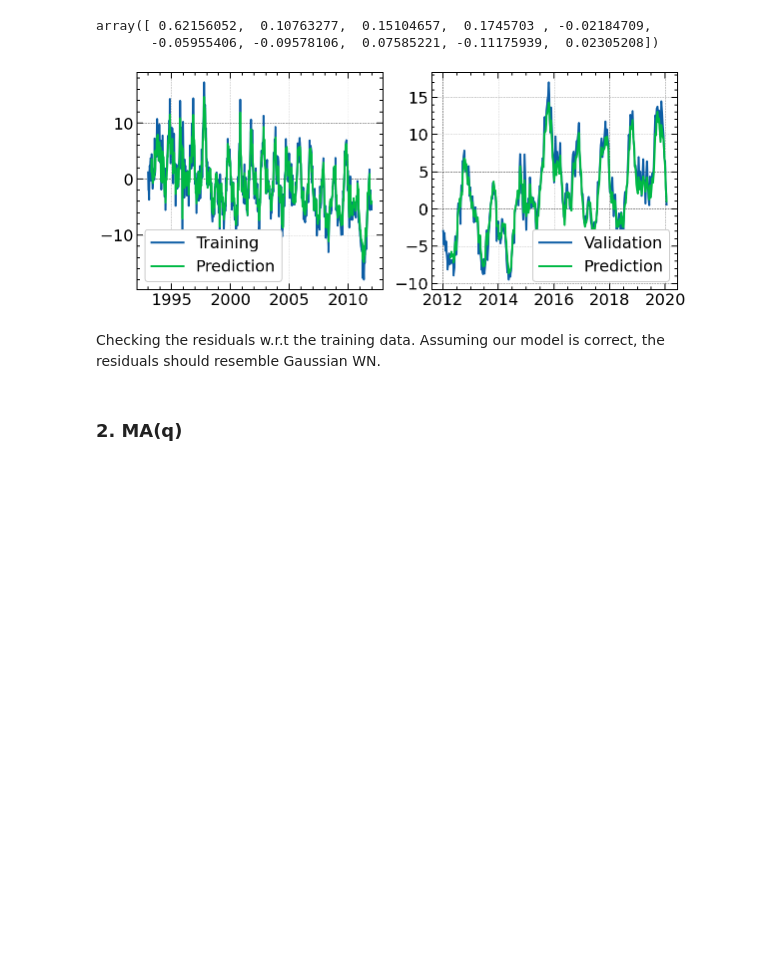
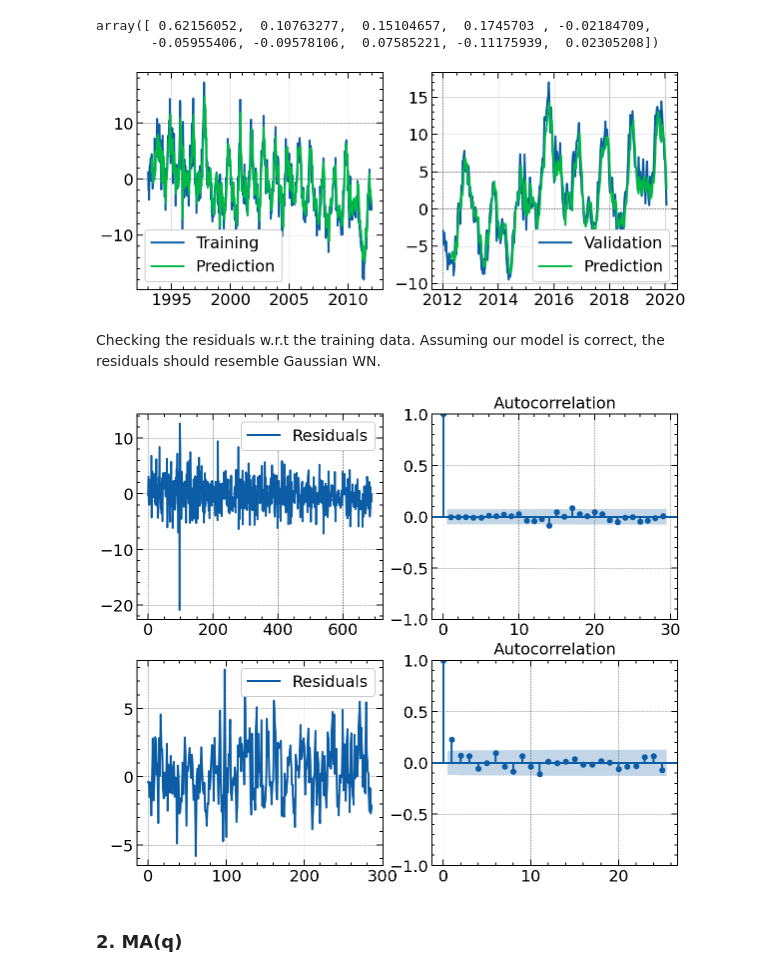
Before and after one commit to Sinbad-The-Sailor/Machine-Learning-Notebooks, a Jupyter notebook: time_series_anaylsis.ipynb, the cells around one changed output. Cells and saved outputs as stored; diff of their text form; code cells hidden in the pictures; blank space fills up the shorter version.

Commit message:
Residual analysis.

```diff
--- a/time_series_anaylsis.ipynb
+++ b/time_series_anaylsis.ipynb
@@ -114,7 +115,7 @@ def step_prediction(phi: np.array, data: np.array) -> np.array:
     number_of_observations = len(data)
     X = []
     for i in range(lag):
-        X.append(data[lag-i:number_of_observations-i])
+        X.append(data[lag-i-1:number_of_observations-i-1])
     X = np.stack(X).T
     return X @ phi
 # %%
@@ -131,9 +132,25 @@ ax[1].legend(["Validation", "Prediction"])
 fig.set_size_inches(9.7, 4,3)
 plt.show()
 # %% [output]
-[figure, old version]
+[figure, new version]
 # %% [markdown]
 Checking the residuals w.r.t the training data. Assuming our model is correct, the residuals should resemble Gaussian WN.
+# %%
+residuals = np.array(df_training)[10:] - one_step_predictions
+residuals_test = np.array(df_validation)[10:] - step_prediction(phi, np.array(df_validation))
+# %%
+fig, ax = plt.subplots(2, 2)
+ax[0,0].plot(residuals)
+ax[0,0].legend(["Residuals"])
+plot_acf(residuals, ax=ax[0,1])
+
+ax[1,0].plot(residuals_test)
+ax[1,0].legend(["Residuals"])
+plot_acf(residuals_test, ax=ax[1,1])
+fig.set_size_inches(9.7, 8.3)
+plt.show()
+# %% [output]
+[figure, added]
 # %% [markdown]
 ### 2. MA(q)
 # %% [markdown]
```
Also changed, not shown: parts of 1 cell of this notebook.
